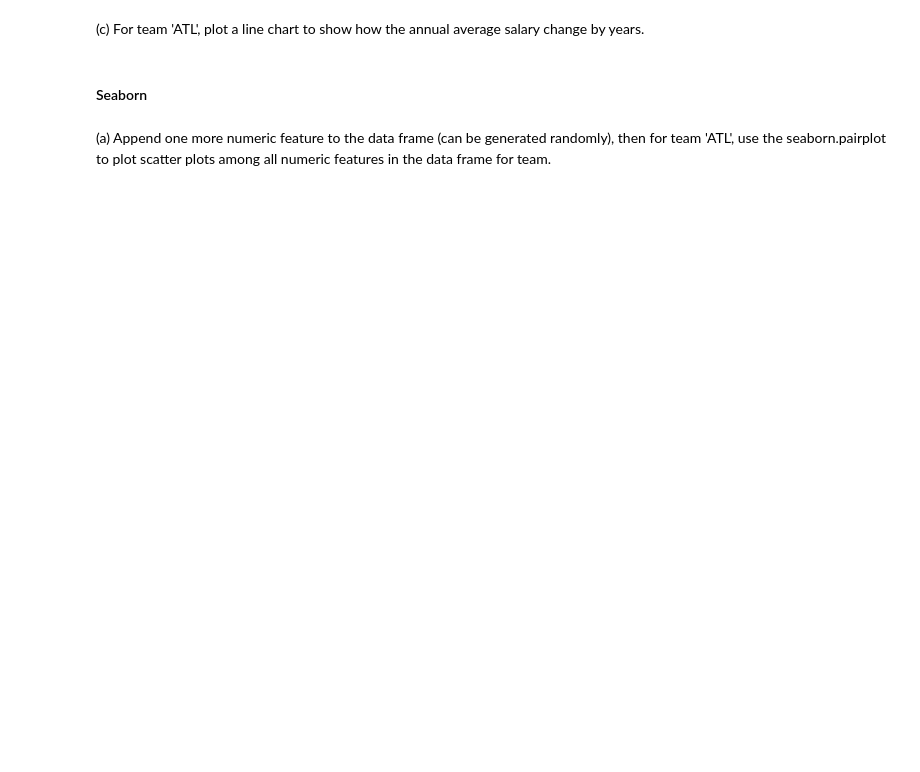
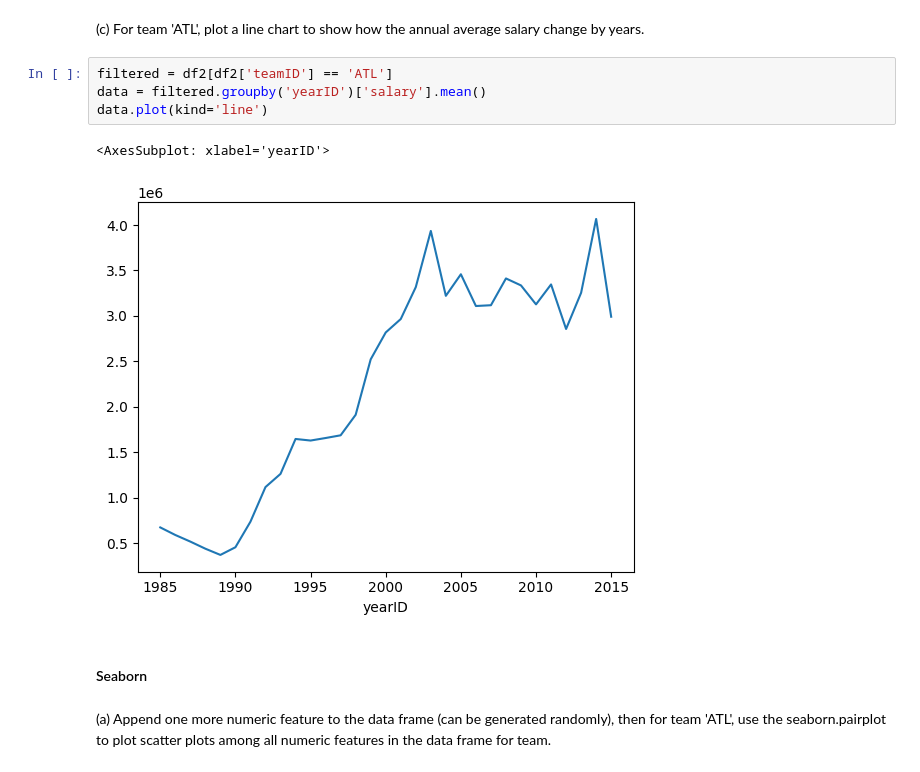
Before and after one commit to dattpatel99/DSCI_552, a Jupyter notebook: INF-552 Lab0.ipynb, the cells around one changed output. Cells and saved outputs as stored; diff of their text form; blank space fills up the shorter version.

```diff
--- a/INF-552 Lab0.ipynb
+++ b/INF-552 Lab0.ipynb
@@ -557,5 +573,12 @@ Use the Salaries.csv again (You can use the dataframe object loaded from section
 # %% [markdown]
 (c) For team 'ATL', plot a line chart to show how the annual average salary change by years.
+# %%
+filtered = df2[df2['teamID'] == 'ATL']
+data = filtered.groupby('yearID')['salary'].mean()
+data.plot(kind='line')
+# %% [output]
+<AxesSubplot: xlabel='yearID'>
+[figure, added]
 # %% [markdown]
 #### Seaborn
 # %% [markdown]
```
Also changed, not shown: parts of 7 cells of this notebook.
